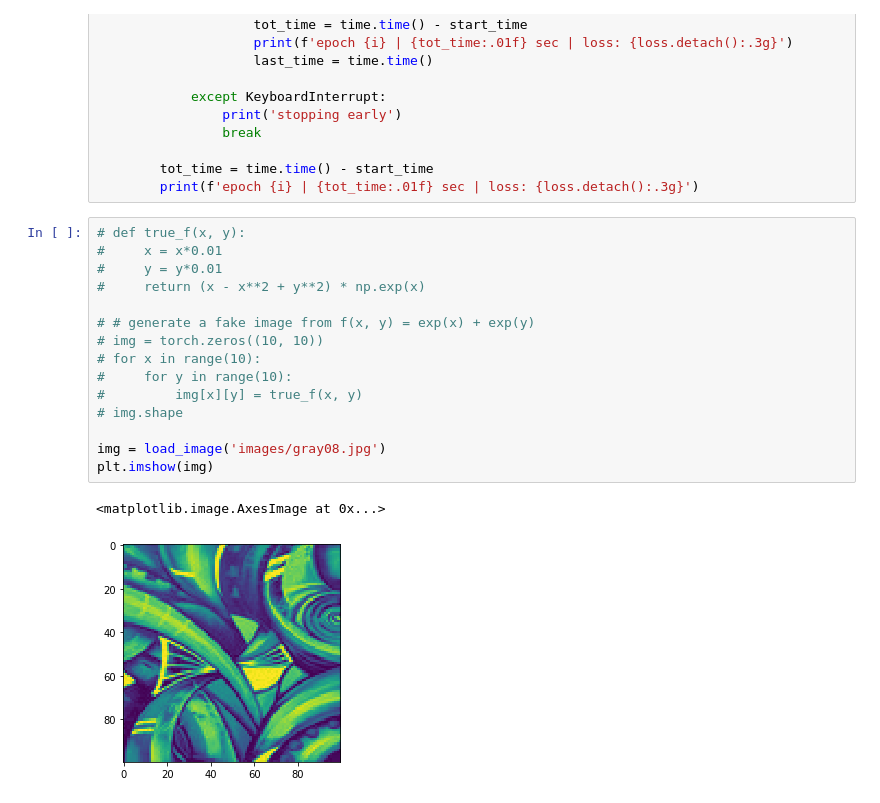
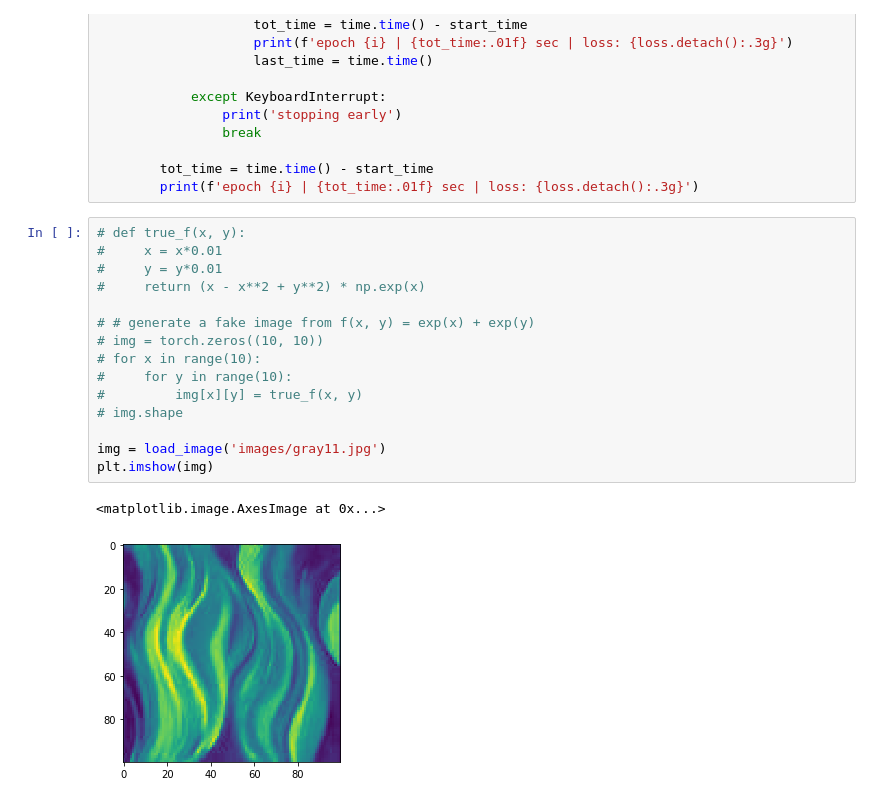
Before and after one commit to edjah/am205-final-project, a Jupyter notebook: Initial Testing.ipynb, the cells around one changed output. Drawn from its saved outputs; the diff is of its cells as text.

```diff
--- a/Initial Testing.ipynb
+++ b/Initial Testing.ipynb
@@ -180,21 +167,21 @@ class SecondOrderDiffEq:
 # %%
 # def true_f(x, y):
 #     x = x*0.01
 #     y = y*0.01
 #     return (x - x**2 + y**2) * np.exp(x)
 
 # # generate a fake image from f(x, y) = exp(x) + exp(y)
 # img = torch.zeros((10, 10))
 # for x in range(10):
 #     for y in range(10):
 #         img[x][y] = true_f(x, y)
 # img.shape
 
-img = load_image('images/gray08.jpg')
+img = load_image('images/gray11.jpg')
 plt.imshow(img)
 # %% [output]
 <matplotlib.image.AxesImage at 0x...>
-[figure, old version]
+[figure, new version]
 # %%
 def my_diffeq(weights, *, constant, x, y, f, f_x, f_y, f_xx, f_xy, f_yy):
     tot = 0
```
Also changed, not shown: parts of 11 cells of this notebook, 12 other files.
